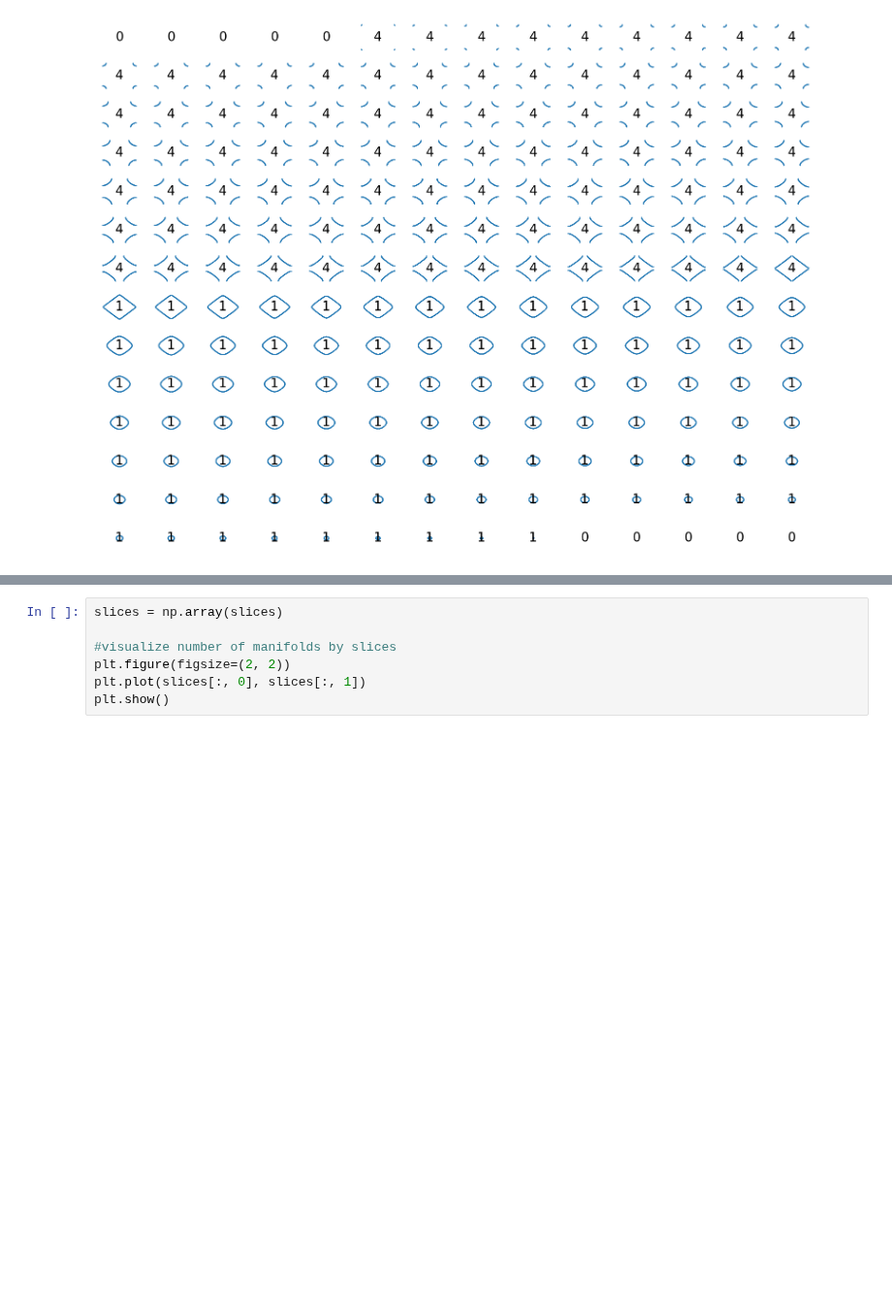
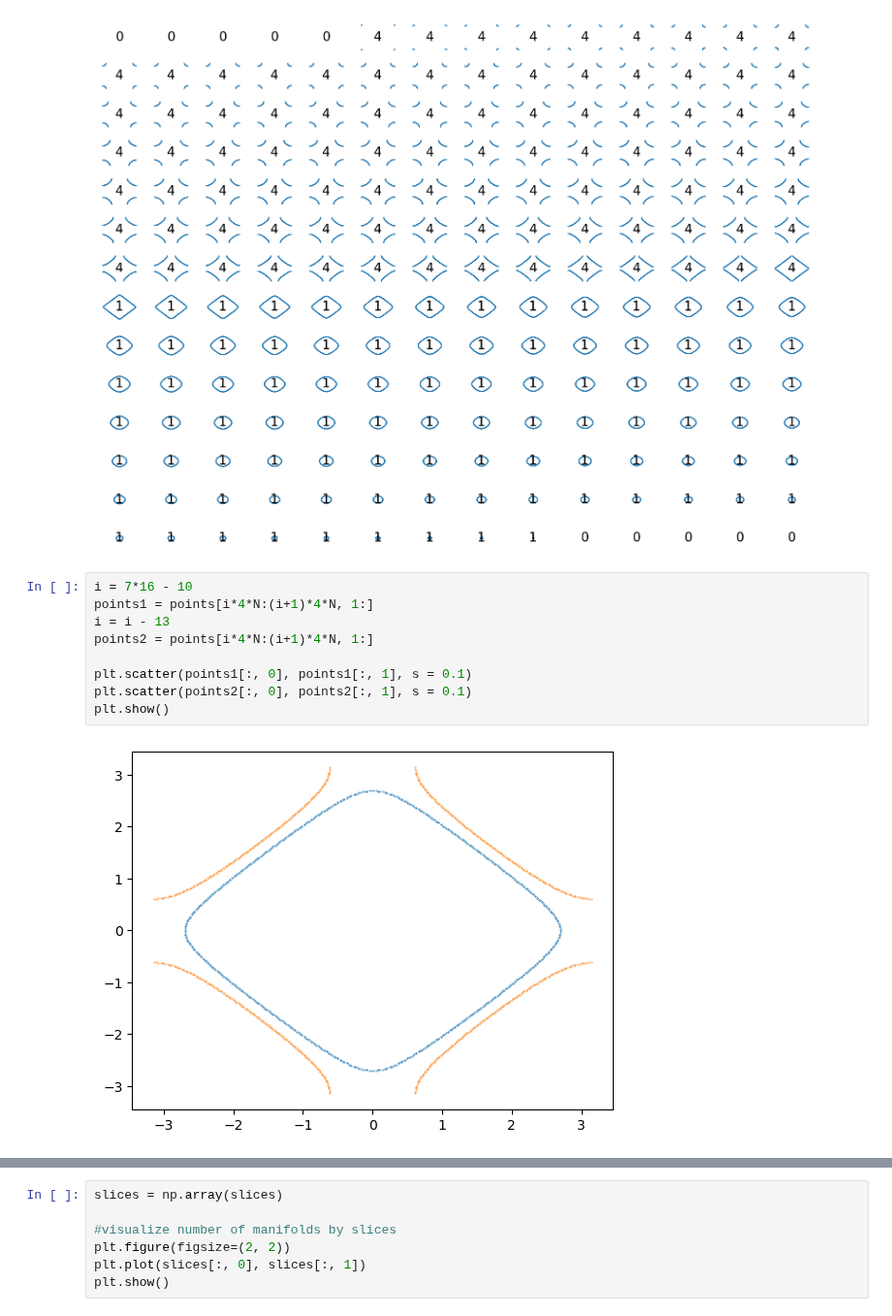
Before and after one commit to gregora/Workspace-of-Redundant-Robots, a Jupyter notebook: InverKinematicsSimple.ipynb, the cells around one changed output, grey strips where cells are left out. Shown at 97% size. Saved outputs shown, nothing was run; the diff lists cells and outputs as text; blank space fills up the shorter version.

```diff
--- a/InverKinematicsSimple.ipynb
+++ b/InverKinematicsSimple.ipynb
@@ -187,3 +187,14 @@ for i in tqdm.tqdm(range(N)):
 plt.show()
 # %% [output]
 [figure]
+# %%
+i = 7*16 - 10
+points1 = points[i*4*N:(i+1)*4*N, 1:]
+i = i - 13
+points2 = points[i*4*N:(i+1)*4*N, 1:]
+
+plt.scatter(points1[:, 0], points1[:, 1], s = 0.1)
+plt.scatter(points2[:, 0], points2[:, 1], s = 0.1)
+plt.show()
+# %% [output]
+[figure, added]
```
Also changed, not shown: parts of 1 cell of this notebook, 15 other files.
